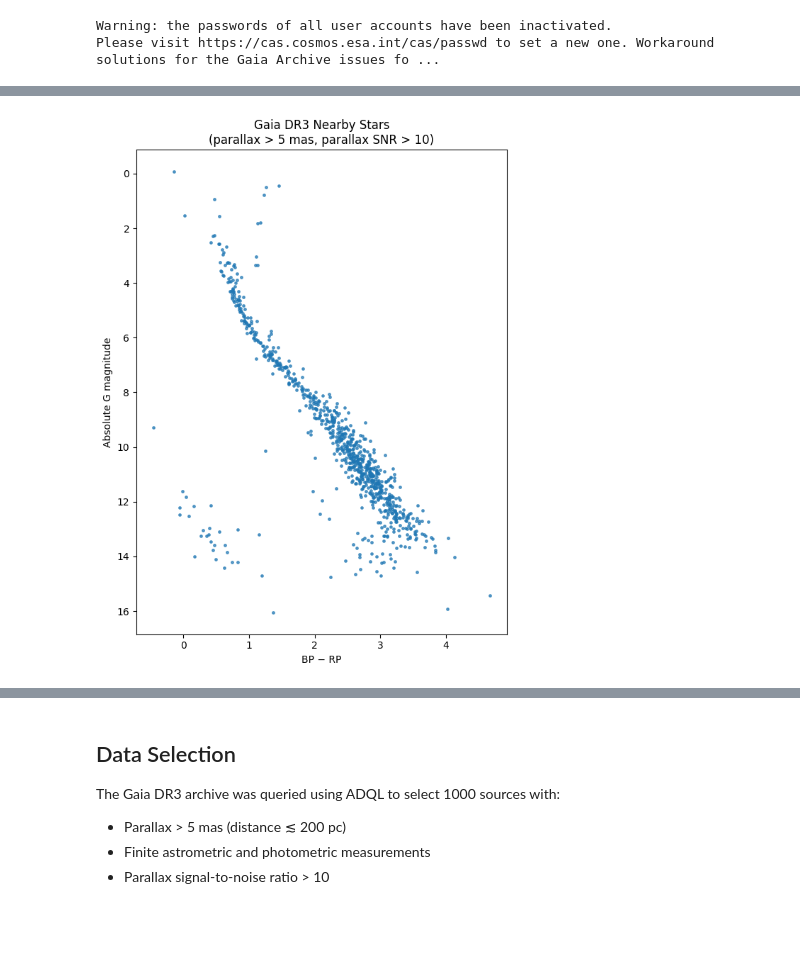
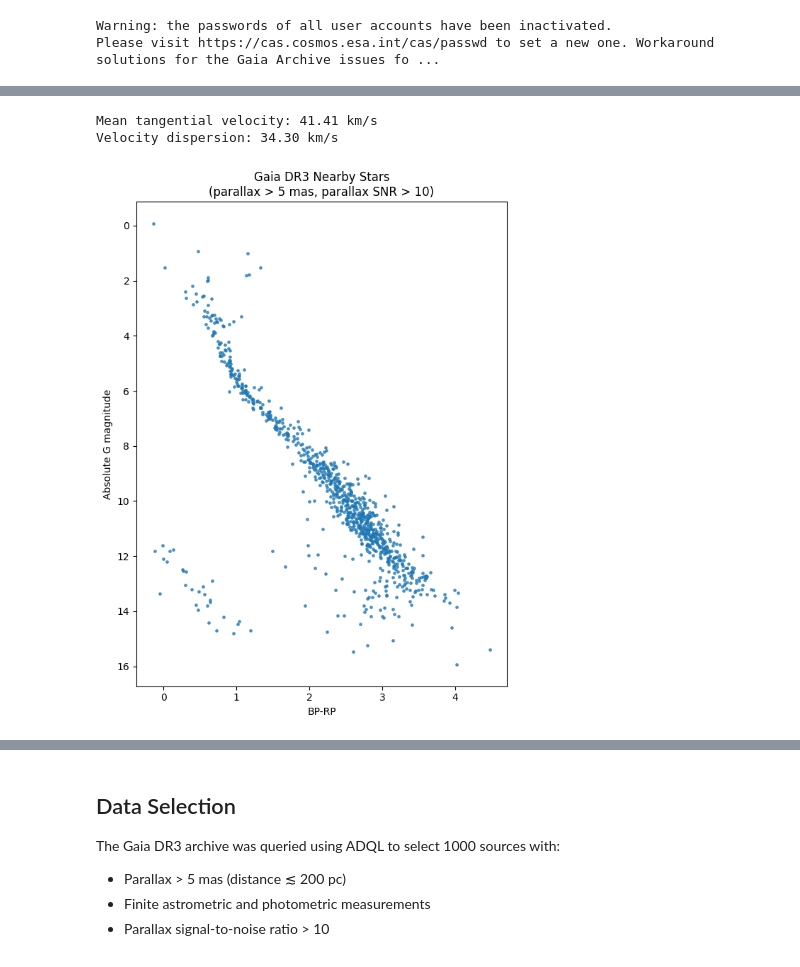
Before and after one commit to ChasseyLayne/gaia-nearby-stars, a Jupyter notebook: gaia_nearby_stars.ipynb, the cells around one changed output, grey strips where cells are left out. Drawn from its saved outputs; the diff is of its cells as text; code cells hidden in the pictures; blank space fills up the shorter version.

```diff
--- a/gaia_nearby_stars.ipynb
+++ b/gaia_nearby_stars.ipynb
@@ -106,14 +110,31 @@ distance_pc = 1000 / parallax
 G = clean['phot_g_mean_mag']
 # Compute absolute magnitude using distance modulus
 abs_G = G - 5 * np.log10(distance_pc) + 5
+# %%
+# --- Tangential Velocity Calculation ---
+
+# Proper motion magnitude (mas/yr)
+mu = np.sqrt(clean['pmra']**2 + clean['pmdec']**2)
+
+# Tangential velocity formula:
+# v_t (km/s) = 4.74 * mu (mas/yr) / parallax (mas)
+
+v_t = 4.74 * mu / clean['parallax']
+
+print(f"Mean tangential velocity: {np.mean(v_t):.2f} km/s")
+print(f"Velocity dispersion: {np.std(v_t):.2f} km/s")
+# %% [output]
+Mean tangential velocity: 41.41 km/s
+Velocity dispersion: 34.30 km/s
 # %%
 plt.figure(figsize=(6,8))
 plt.scatter(clean['bp_rp'], abs_G, s=6, alpha=0.7)
 plt.gca().invert_yaxis() # Invert y-axis because brighter stars have lower magnitudes
-plt.xlabel('BP − RP')
+plt.xlabel('BP-RP')
 plt.ylabel('Absolute G magnitude')
 plt.title('Gaia DR3 Nearby Stars\n(parallax > 5 mas, parallax SNR > 10)')
 plt.tight_layout()
+plt.savefig("cmd.png", dpi=300, bbox_inches="tight")
 plt.show()
 # %% [output]
-[figure, old version]
+[figure, new version]
```
Also changed, not shown: parts of 8 cells of this notebook.
